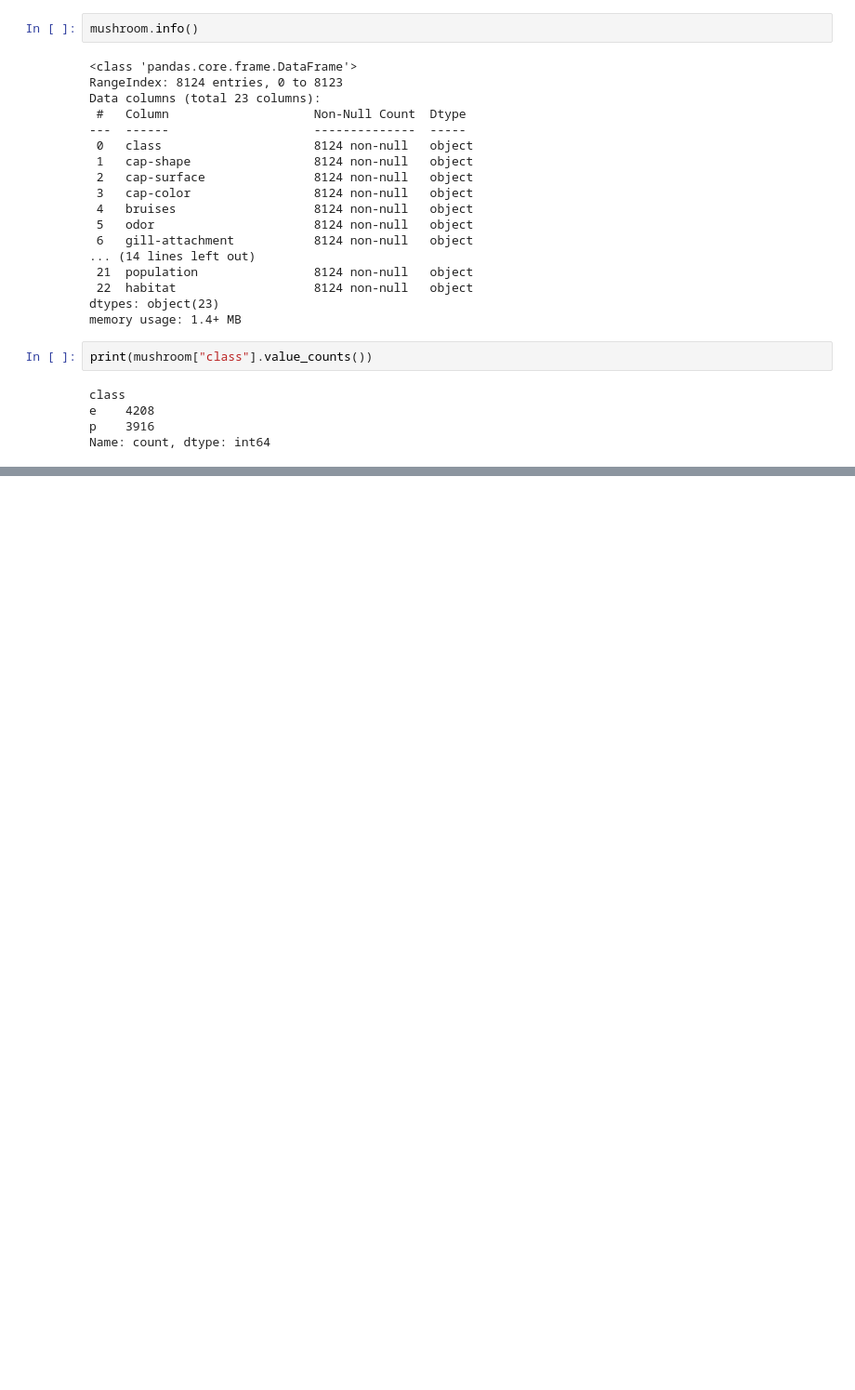
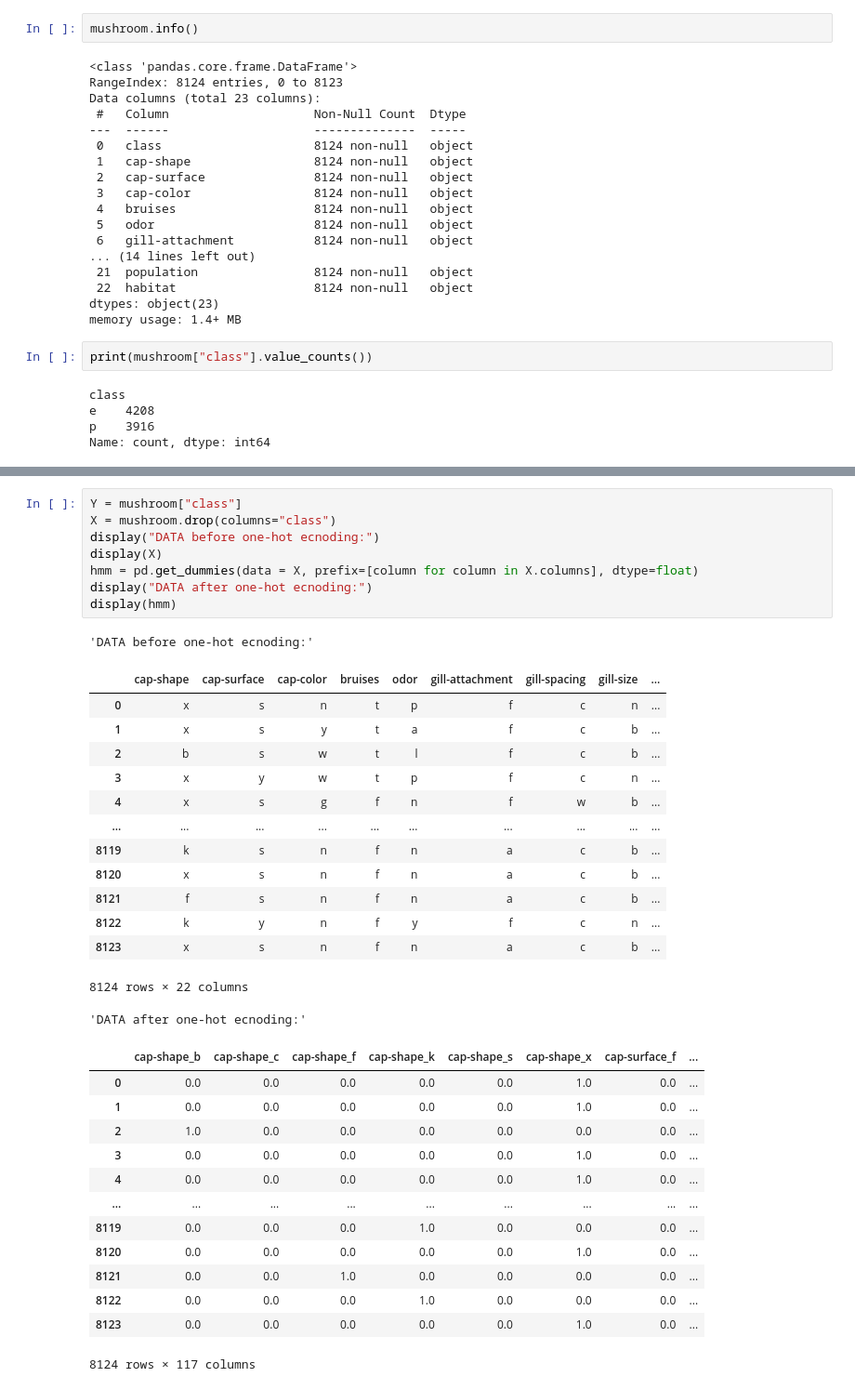
Before and after one commit to eren9677/CEN-451, a Jupyter notebook: mushroom.ipynb, the cells around one changed output, grey strips where cells are left out. Shown at 93% size. Cells and saved outputs as stored; diff of their text form; blank space fills up the shorter version.

Commit message:
data pre-processing applied

```diff
--- a/mushroom.ipynb
+++ b/mushroom.ipynb
@@ -53,0 +85,37 @@ Name: count, dtype: int64
+# %%
+Y = mushroom["class"]
+X = mushroom.drop(columns="class")
+display("DATA before one-hot ecnoding:")
+display(X)
+hmm = pd.get_dummies(data = X, prefix=[column for column in X.columns], dtype=float)
+display("DATA after one-hot ecnoding:")
+display(hmm)
+# %% [output]
+'DATA before one-hot ecnoding:'
+|  | cap-shape | cap-surface | cap-color | bruises | odor | gill-attachment | gill-spacing | gill-size | ... |
+| 0 | x | s | n | t | p | f | c | n | ... |
+| 1 | x | s | y | t | a | f | c | b | ... |
+| 2 | b | s | w | t | l | f | c | b | ... |
+| 3 | x | y | w | t | p | f | c | n | ... |
+| 4 | x | s | g | f | n | f | w | b | ... |
+| ... | ... | ... | ... | ... | ... | ... | ... | ... | ... |
+| 8119 | k | s | n | f | n | a | c | b | ... |
+| 8120 | x | s | n | f | n | a | c | b | ... |
+| 8121 | f | s | n | f | n | a | c | b | ... |
+| 8122 | k | y | n | f | y | f | c | n | ... |
+| 8123 | x | s | n | f | n | a | c | b | ... |
+8124 rows × 22 columns
+'DATA after one-hot ecnoding:'
+|  | cap-shape_b | cap-shape_c | cap-shape_f | cap-shape_k | cap-shape_s | cap-shape_x | cap-surface_f | ... |
+| 0 | 0.0 | 0.0 | 0.0 | 0.0 | 0.0 | 1.0 | 0.0 | ... |
+| 1 | 0.0 | 0.0 | 0.0 | 0.0 | 0.0 | 1.0 | 0.0 | ... |
+| 2 | 1.0 | 0.0 | 0.0 | 0.0 | 0.0 | 0.0 | 0.0 | ... |
+| 3 | 0.0 | 0.0 | 0.0 | 0.0 | 0.0 | 1.0 | 0.0 | ... |
+| 4 | 0.0 | 0.0 | 0.0 | 0.0 | 0.0 | 1.0 | 0.0 | ... |
+| ... | ... | ... | ... | ... | ... | ... | ... | ... |
+| 8119 | 0.0 | 0.0 | 0.0 | 1.0 | 0.0 | 0.0 | 0.0 | ... |
+| 8120 | 0.0 | 0.0 | 0.0 | 0.0 | 0.0 | 1.0 | 0.0 | ... |
+| 8121 | 0.0 | 0.0 | 1.0 | 0.0 | 0.0 | 0.0 | 0.0 | ... |
+| 8122 | 0.0 | 0.0 | 0.0 | 1.0 | 0.0 | 0.0 | 0.0 | ... |
+| 8123 | 0.0 | 0.0 | 0.0 | 0.0 | 0.0 | 1.0 | 0.0 | ... |
+8124 rows × 117 columns
```
Also changed, not shown: parts of 6 cells of this notebook.
